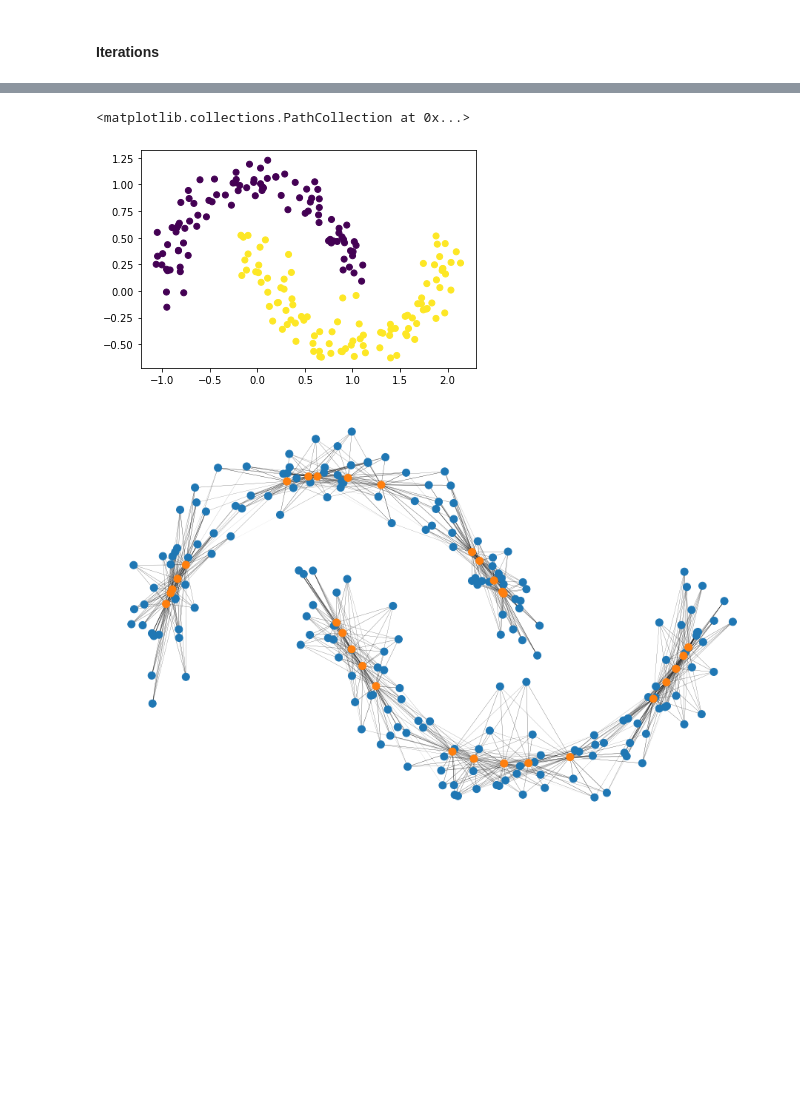
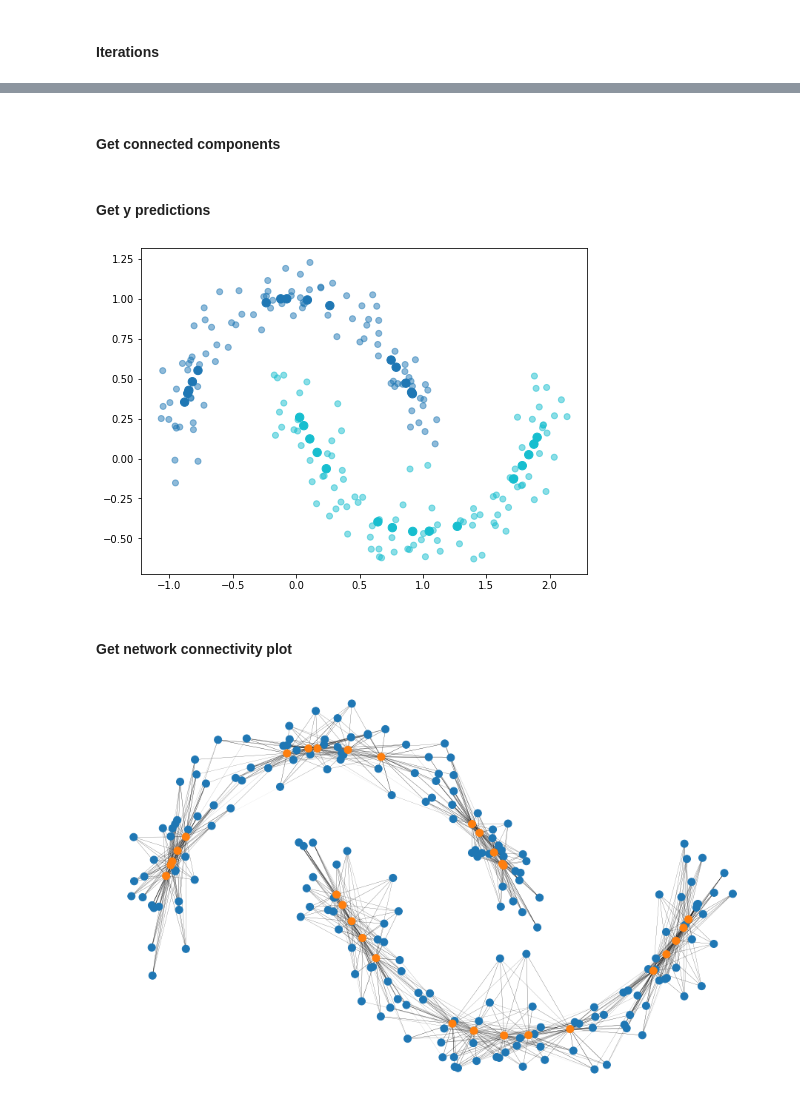
Before and after one commit to leolorenzoii/kmm, a Jupyter notebook: k-multiple-means.ipynb, the cells around one changed output, grey strips where cells are left out. Saved outputs shown, nothing was run; the diff lists cells and outputs as text; code cells hidden in the pictures; blank space fills up the shorter version.

Commit message:
Add result plots

```diff
--- a/k-multiple-means.ipynb
+++ b/k-multiple-means.ipynb
@@ -326,16 +333,26 @@ P = np.block([[np.zeros((n, n)), S],
 G = nx.from_numpy_matrix(P)
+# %% [markdown]
+#### Get connected components
 # %%
 res = []
 for c in nx.connected_components(G):
     res.append(c)
+# %% [markdown]
+#### Get y predictions
 # %%
 y_pred = np.zeros(len(X))
 y_pred[list(res[1] - set(range(len(X), len(X) + m)))] = 1
+y_prot = np.zeros(len(A))
+y_prot[np.array(list(res[1] - set(range(0, len(X))))) - len(X)] = 1
-# %%
-plt.scatter(X[:, 0], X[:, 1], c=y_pred)
-# %% [output]
-<matplotlib.collections.PathCollection at 0x...>
-[figure, removed]
+# %%
+# Plot result
+plt.figure(figsize=(8, 6))
+plt.scatter(X[:, 0], X[:, 1], c=y_pred, cmap='tab10', alpha=0.50)
+plt.scatter(A[:, 0], A[:, 1], c=y_prot, cmap='tab10', s=70);
+# %% [output]
+[figure, added]
+# %% [markdown]
+#### Get network connectivity plot
 # %%
 weights = [G[u][v]['weight'] for u,v in G.edges()]
 # %%
```
Also changed, not shown: parts of 3 cells of this notebook.
